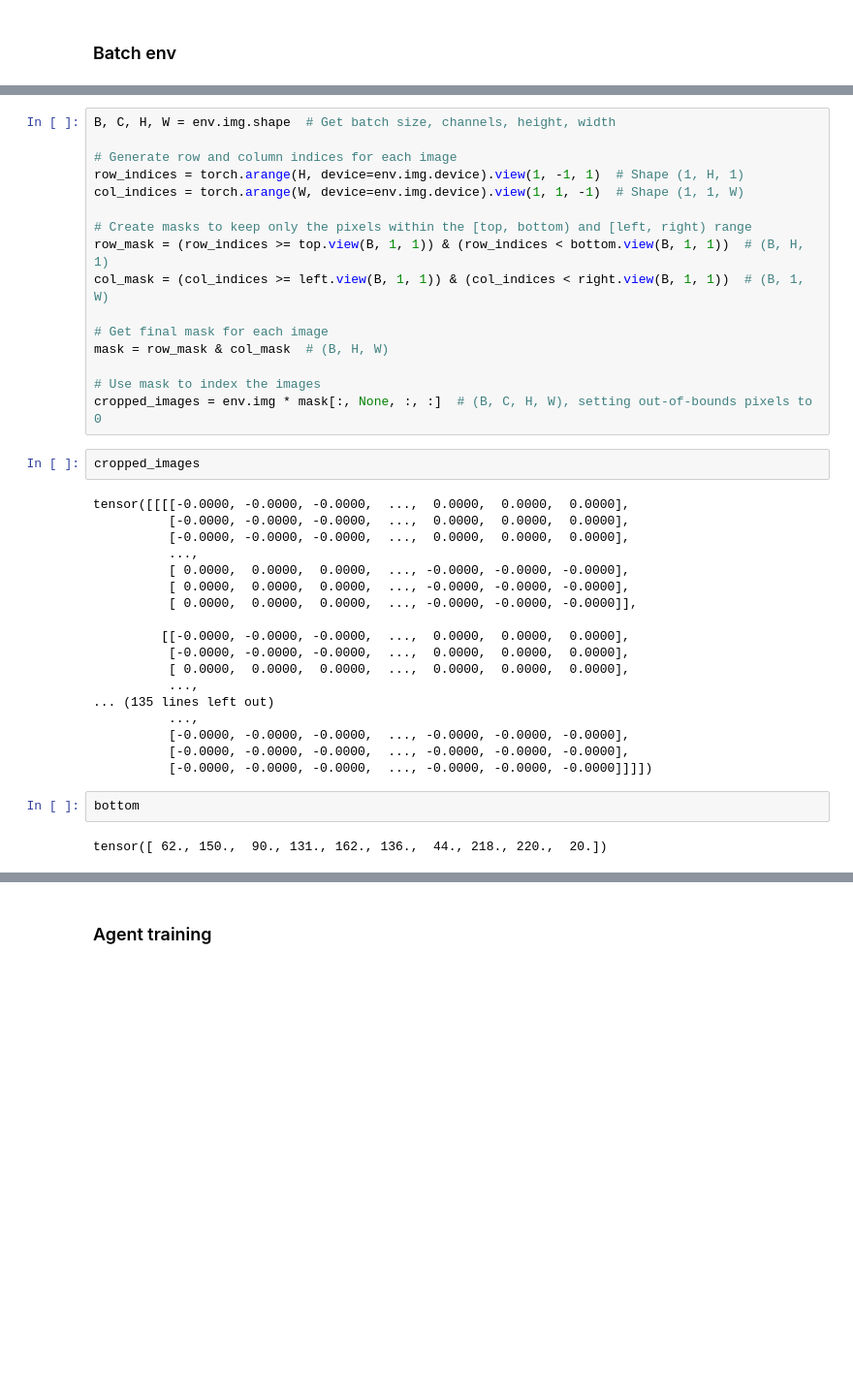
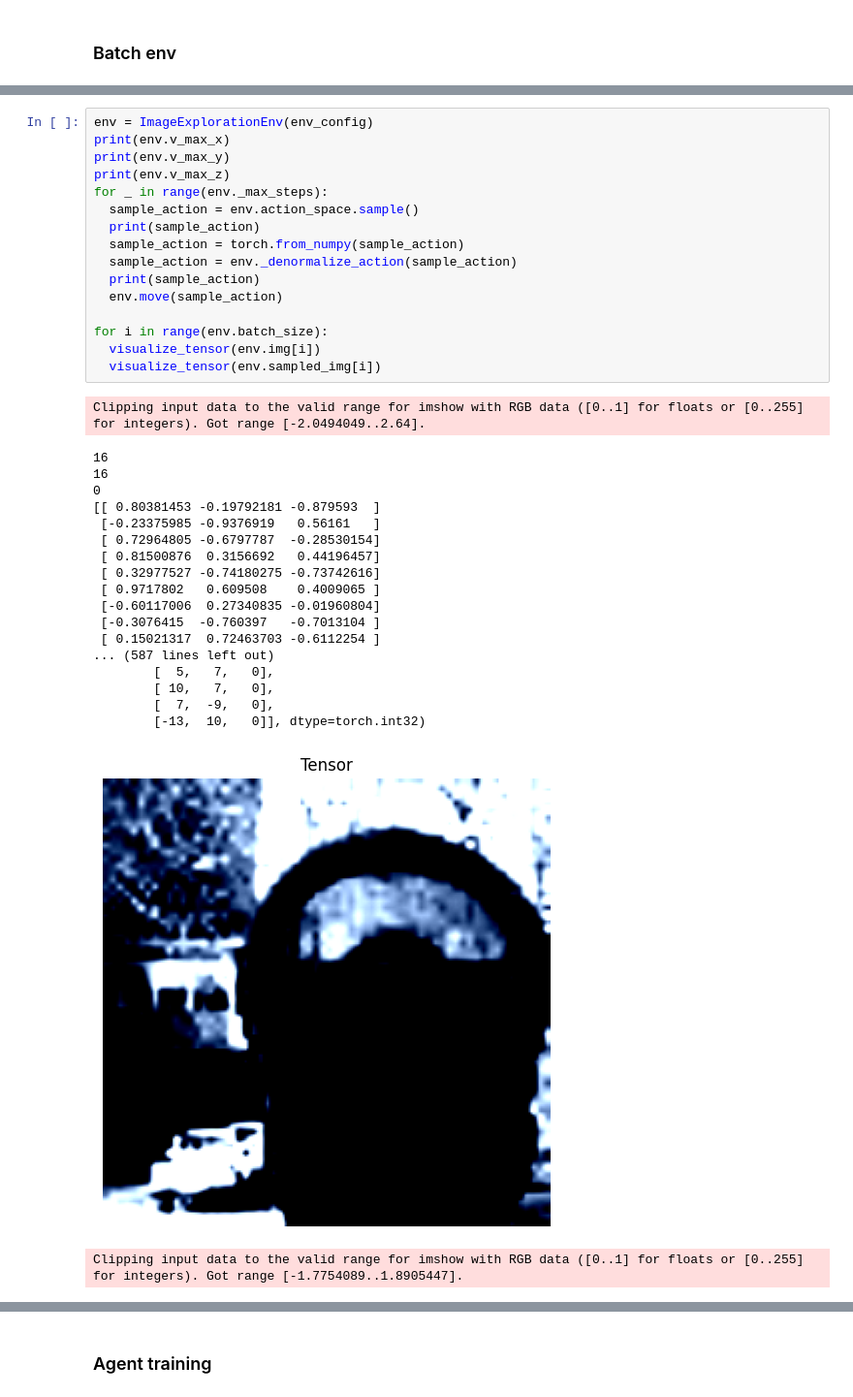
Before and after one commit to tcouso/uav_active_sensing, a Jupyter notebook: notebooks/3.02-rl-agent-training.ipynb, the cells around one changed output, grey strips where cells are left out. Shown at 97% size. Saved outputs shown, nothing was run; the diff lists cells and outputs as text; blank space fills up the shorter version.

Commit message:
Feat: Batched environment implemented. Pending grad error or during training

```diff
--- a/notebooks/3.02-rl-agent-training.ipynb
+++ b/notebooks/3.02-rl-agent-training.ipynb
@@ -71,40 +42,37 @@ right = fov_bbox[:, 3]
-# %%
-B, C, H, W = env.img.shape  # Get batch size, channels, height, width
-
-# Generate row and column indices for each image
-row_indices = torch.arange(H, device=env.img.device).view(1, -1, 1)  # Shape (1, H, 1)
-col_indices = torch.arange(W, device=env.img.device).view(1, 1, -1)  # Shape (1, 1, W)
-
-# Create masks to keep only the pixels within the [top, bottom) and [left, right) range
-row_mask = (row_indices >= top.view(B, 1, 1)) & (row_indices < bottom.view(B, 1, 1))  # (B, H, 1)
-col_mask = (col_indices >= left.view(B, 1, 1)) & (col_indices < right.view(B, 1, 1))  # (B, 1, W)
-
-# Get final mask for each image
-mask = row_mask & col_mask  # (B, H, W)
-
-# Use mask to index the images
-cropped_images = env.img * mask[:, None, :, :]  # (B, C, H, W), setting out-of-bounds pixels to 0
-# %%
-cropped_images
-# %% [output]
-tensor([[[[-0.0000, -0.0000, -0.0000,  ...,  0.0000,  0.0000,  0.0000],
-          [-0.0000, -0.0000, -0.0000,  ...,  0.0000,  0.0000,  0.0000],
-          [-0.0000, -0.0000, -0.0000,  ...,  0.0000,  0.0000,  0.0000],
-          ...,
-          [ 0.0000,  0.0000,  0.0000,  ..., -0.0000, -0.0000, -0.0000],
-          [ 0.0000,  0.0000,  0.0000,  ..., -0.0000, -0.0000, -0.0000],
-          [ 0.0000,  0.0000,  0.0000,  ..., -0.0000, -0.0000, -0.0000]],
-
-         [[-0.0000, -0.0000, -0.0000,  ...,  0.0000,  0.0000,  0.0000],
-          [-0.0000, -0.0000, -0.0000,  ...,  0.0000,  0.0000,  0.0000],
-          [ 0.0000,  0.0000,  0.0000,  ...,  0.0000,  0.0000,  0.0000],
-          ...,
-... (135 lines left out)
-          ...,
-          [-0.0000, -0.0000, -0.0000,  ..., -0.0000, -0.0000, -0.0000],
-          [-0.0000, -0.0000, -0.0000,  ..., -0.0000, -0.0000, -0.0000],
-          [-0.0000, -0.0000, -0.0000,  ..., -0.0000, -0.0000, -0.0000]]]])
-# %%
-bottom
-# %% [output]
-tensor([ 62., 150.,  90., 131., 162., 136.,  44., 218., 220.,  20.])
+# %%
+env = ImageExplorationEnv(env_config)
+print(env.v_max_x)
+print(env.v_max_y)
+print(env.v_max_z)
+for _ in range(env._max_steps):
+  sample_action = env.action_space.sample()
+  print(sample_action)
+  sample_action = torch.from_numpy(sample_action)
+  sample_action = env._denormalize_action(sample_action)
+  print(sample_action)
+  env.move(sample_action)
+
+for i in range(env.batch_size):
+  visualize_tensor(env.img[i])
+  visualize_tensor(env.sampled_img[i])
+# %% [output]
+Clipping input data to the valid range for imshow with RGB data ([0..1] for floats or [0..255] for integers). Got range [-2.0494049..2.64].
+16
+16
+0
+[[ 0.80381453 -0.19792181 -0.879593  ]
+ [-0.23375985 -0.9376919   0.56161   ]
+ [ 0.72964805 -0.6797787  -0.28530154]
+ [ 0.81500876  0.3156692   0.44196457]
+ [ 0.32977527 -0.74180275 -0.73742616]
+ [ 0.9717802   0.609508    0.4009065 ]
+ [-0.60117006  0.27340835 -0.01960804]
+ [-0.3076415  -0.760397   -0.7013104 ]
+ [ 0.15021317  0.72463703 -0.6112254 ]
+... (587 lines left out)
+        [  5,   7,   0],
+        [ 10,   7,   0],
+        [  7,  -9,   0],
+        [-13,  10,   0]], dtype=torch.int32)
+[figure, added]
+Clipping input data to the valid range for imshow with RGB data ([0..1] for floats or [0..255] for integers). Got range [-1.7754089..1.8905447].
```
Also changed, not shown: parts of 9 cells of this notebook, 9 other files.
